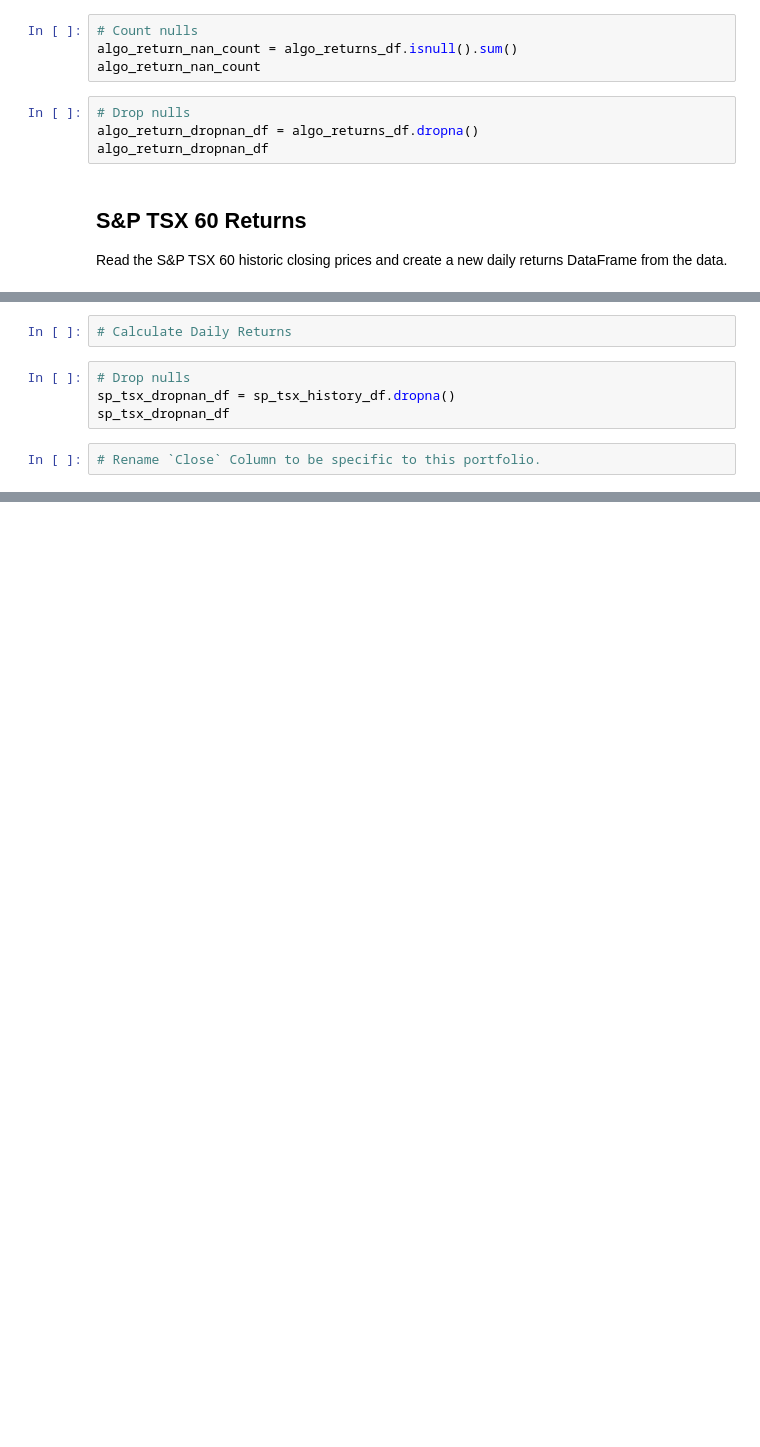
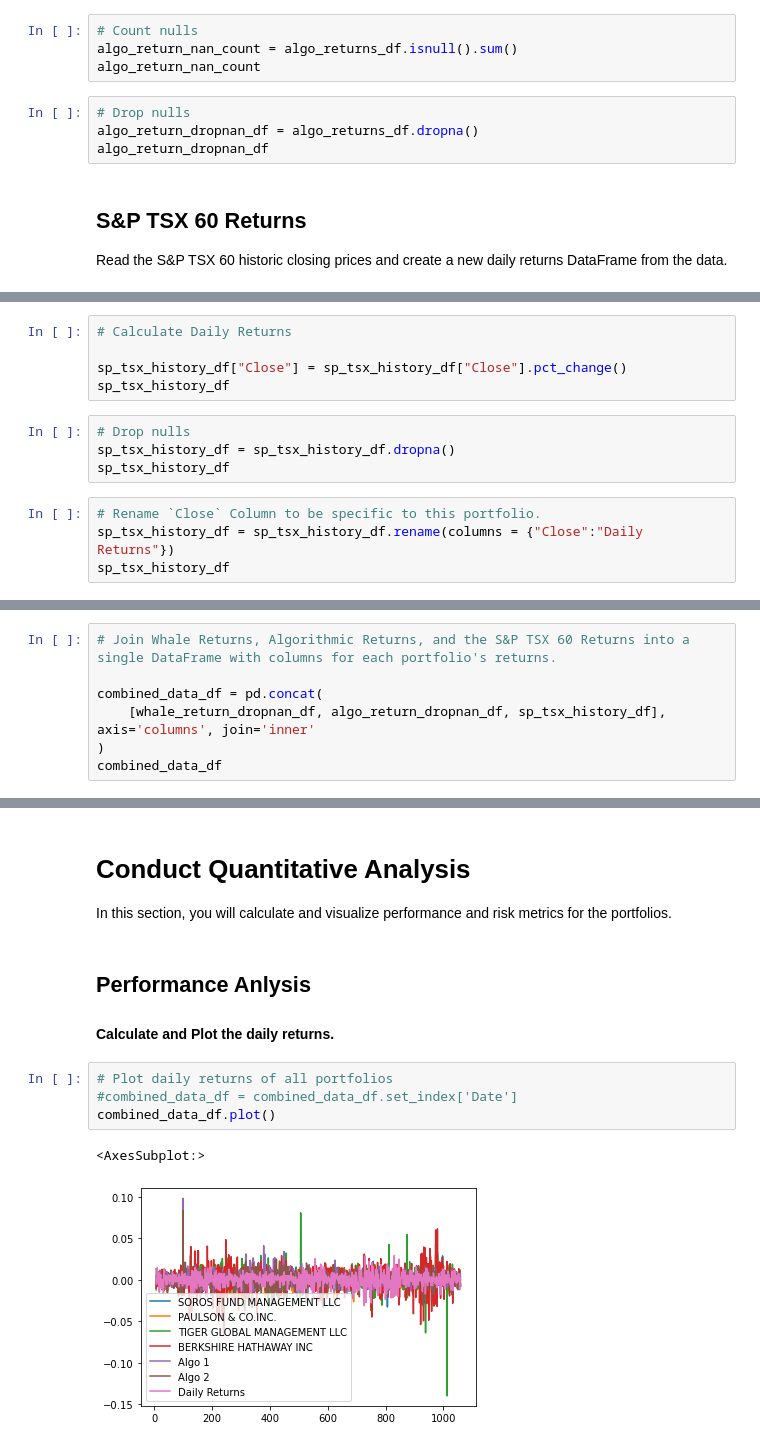
Before and after one commit to ObyNtech/module_4_challenge, a Jupyter notebook: whale_analysis.ipynb, the cells around one changed output, grey strips where cells are left out. Drawn from its saved outputs; the diff is of its cells as text; blank space fills up the shorter version.

```diff
--- a/whale_analysis.ipynb
+++ b/whale_analysis.ipynb
@@ -94,8 +66,13 @@ ValueError: could not convert string to float: '12,370.19'
 # %%
 # Calculate Daily Returns
+
+sp_tsx_history_df["Close"] = sp_tsx_history_df["Close"].pct_change()
+sp_tsx_history_df
 # %%
 # Drop nulls
-sp_tsx_dropnan_df = sp_tsx_history_df.dropna()
-sp_tsx_dropnan_df
+sp_tsx_history_df = sp_tsx_history_df.dropna()
+sp_tsx_history_df
 # %%
 # Rename `Close` Column to be specific to this portfolio.
+sp_tsx_history_df = sp_tsx_history_df.rename(columns = {"Close":"Daily Returns"})
+sp_tsx_history_df
@@ -101,0 +81,7 @@ sp_tsx_dropnan_df
+# %%
+# Join Whale Returns, Algorithmic Returns, and the S&P TSX 60 Returns into a single DataFrame with columns for each portfolio's returns.
+
+combined_data_df = pd.concat(
+    [whale_return_dropnan_df, algo_return_dropnan_df, sp_tsx_history_df], axis='columns', join='inner'
+)
+combined_data_df
@@ -101,0 +102,15 @@ sp_tsx_dropnan_df
+# %% [markdown]
+# Conduct Quantitative Analysis
+
+In this section, you will calculate and visualize performance and risk metrics for the portfolios.
+# %% [markdown]
+## Performance Anlysis
+
+#### Calculate and Plot the daily returns.
+# %%
+# Plot daily returns of all portfolios
+#combined_data_df = combined_data_df.set_index['Date']
+combined_data_df.plot()
+# %% [output]
+<AxesSubplot:>
+[figure, added]
```
Also changed, not shown: parts of 23 cells of this notebook.
